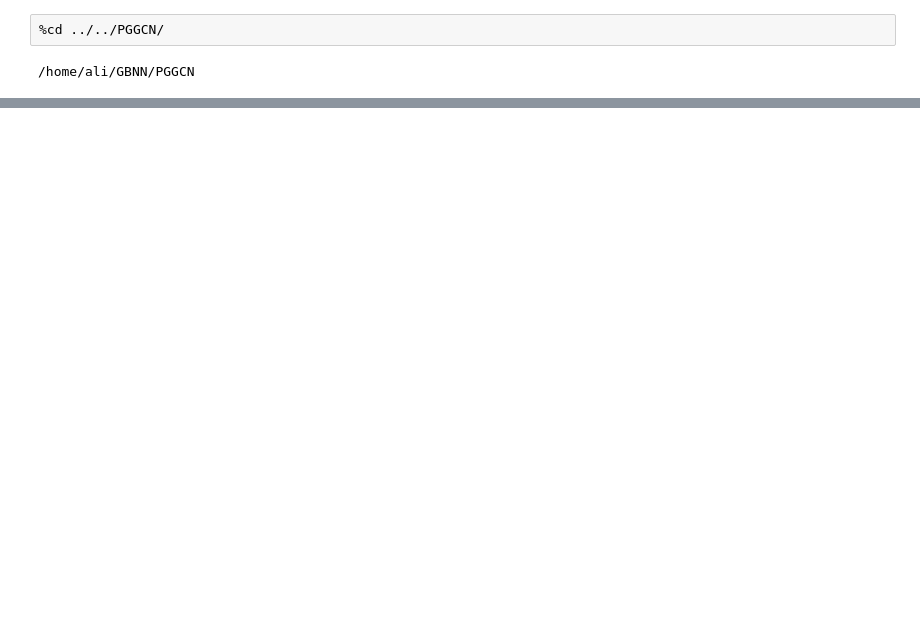
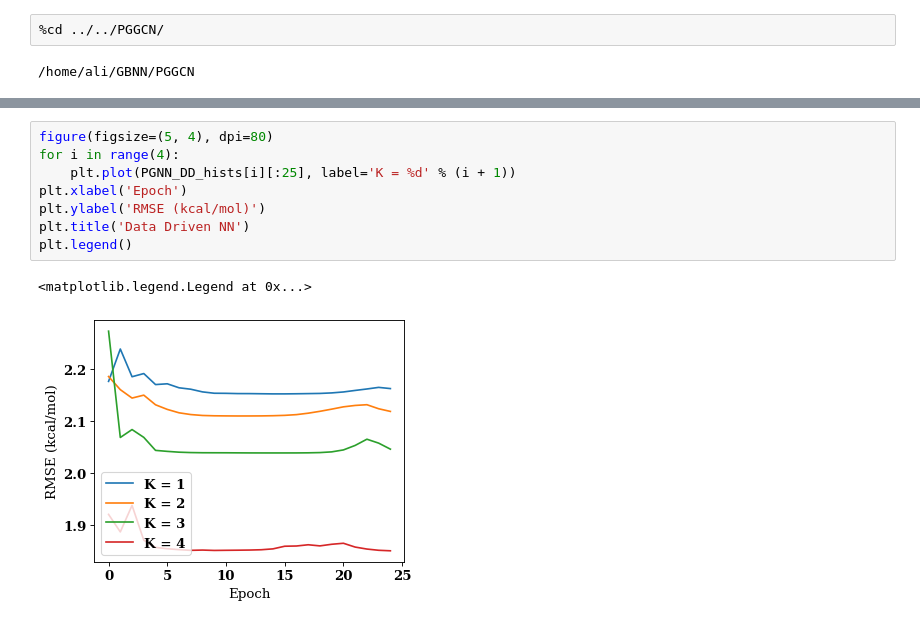
Before and after one commit to aicam/GBNN, a Jupyter notebook: Notebooks/Entropy/JCIM_result_eval.ipynb, the cells around one changed output, grey strips where cells are left out. Cells and saved outputs as stored; diff of their text form; blank space fills up the shorter version.

```diff
--- a/Notebooks/Entropy/JCIM_result_eval.ipynb
+++ b/Notebooks/Entropy/JCIM_result_eval.ipynb
@@ -37,0 +66,11 @@ plt.legend()
+# %%
+figure(figsize=(5, 4), dpi=80)
+for i in range(4):
+    plt.plot(PGNN_DD_hists[i][:25], label='K = %d' % (i + 1))
+plt.xlabel('Epoch')
+plt.ylabel('RMSE (kcal/mol)')
+plt.title('Data Driven NN')
+plt.legend()
+# %% [output]
+<matplotlib.legend.Legend at 0x...>
+[figure, added]
```
Also changed, not shown: parts of 16 cells of this notebook, 6 other files.
